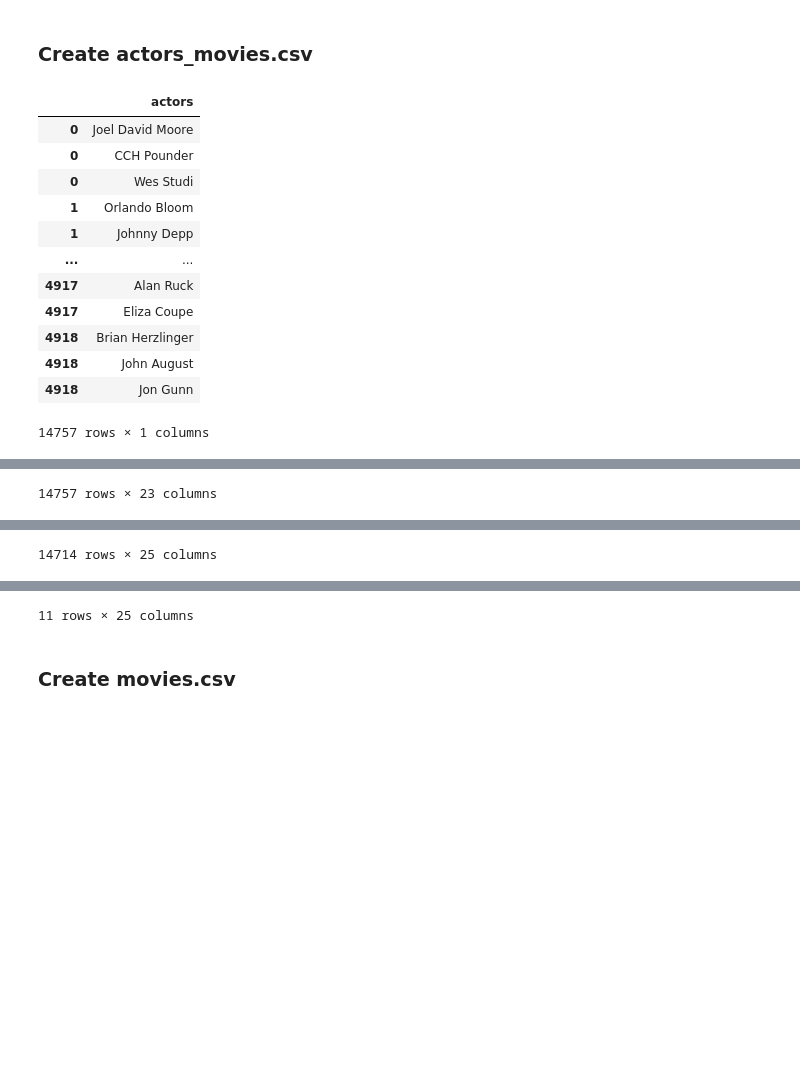
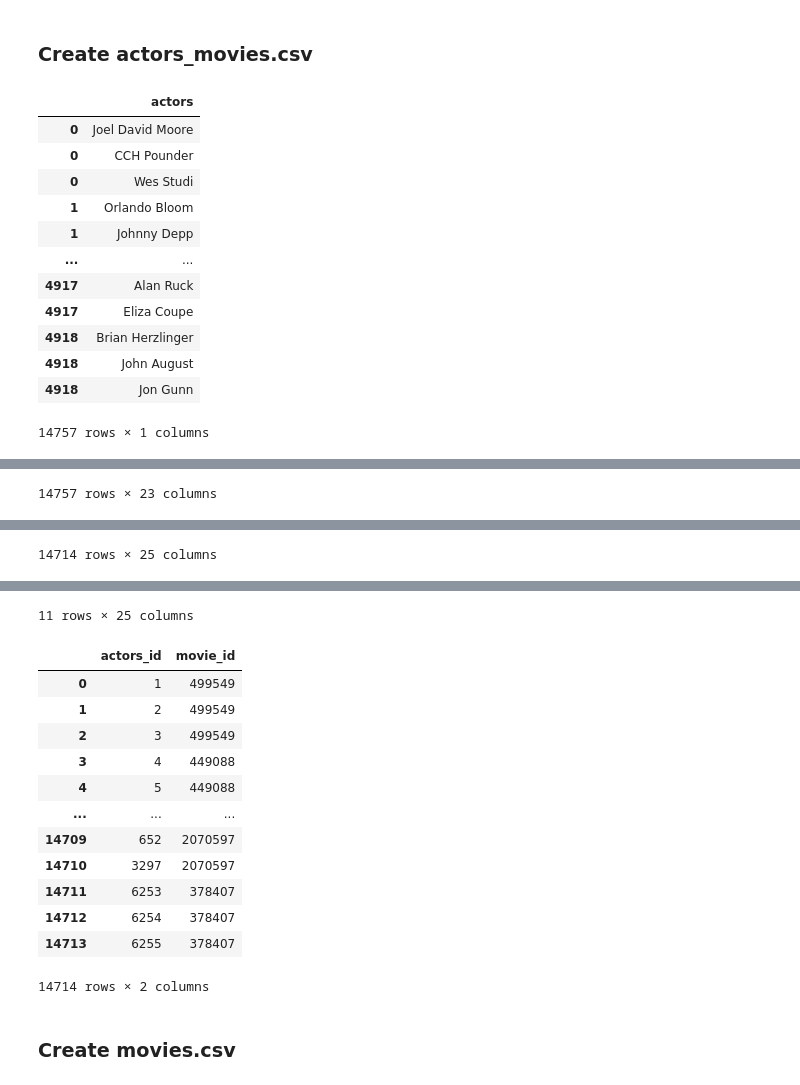
Before and after one commit to DaDrummerthe1st/DATA24HEL_DBT25_uppgift_1, a Jupyter notebook: kunskapskontroll_1.ipynb, the cells around one changed output, grey strips where cells are left out. Saved outputs shown, nothing was run; the diff lists cells and outputs as text; code cells hidden in the pictures; blank space fills up the shorter version.

Commit message:
made actors_movies work and commented

```diff
--- a/kunskapskontroll_1.ipynb
+++ b/kunskapskontroll_1.ipynb
@@ -882,27 +882,30 @@ df_movies_no_na
 # %% [markdown]
 ### Create actors_movies.csv
 # %%
-# actors_movies = pd.DataFrame.merge(actors, df_movies_no_na, left_on='actors', right_on='actors')
-# actors_movies = pd.merge(actors, df_movies_no_na, left_on='actors', right_on='actors')
-
-# initialise a df from df_movies_no_na with one movie / actor unique pair per row
+# initialise a actors_movies dataframe from df_movies_no_na with one movie / actor unique pair per row
 actors_movies = pd.DataFrame(df_movies_no_na.actors.explode())
 display(actors_movies)
 
-# adding the rest of the details of df_movies_no_na to the actors_movie dataframe
+# splitting up the df_movies_no_na to be of same len
 actors_movies = pd.merge(actors_movies, df_movies_no_na, left_index=True, right_index=True)
 display(actors_movies)
 
-# merging
+# merging thus connecting actor == actor
 actors_movies = pd.merge(actors_movies, actors, left_on='actors_x', right_on='actors')
 display(actors_movies)
 # Just a check that one actor has the same actor_id
 display(actors_movies[actors_movies['actors_x'] == "Orlando Bloom"])
 
-# actors_movies = actors_movies[['actor_id','movie_id']]
-# display(actors_movies)
+# since this is to be a connection-csv, erasing everything else from the variable
+actors_movies = actors_movies[['actors_id','movie_id']]
+display(actors_movies)
 
-# actors_movies.to_csv('csv_neo4j/actors_movies.csv', index=False)
+# finally writing to a csv
+actors_movies.to_csv('csv_neo4j/actors_movies.csv', index=False)
+
+# This commented block is a futile engagement to shorten the code. Hade to stop because of time limit
+# actors_movies = pd.DataFrame.merge(actors, df_movies_no_na, left_on='actors', right_on='actors')
+# actors_movies = pd.merge(actors, df_movies_no_na, left_on='actors', right_on='actors')
 # %% [output]
 |  | actors |
 | 0 | Joel David Moore |
@@ -929,33 +932,46 @@ display(actors_movies[actors_movies['actors_x'] == "Orlando Bloom"])
 | 4918 | Brian Herzlinger | 378407 | Color | Jon Gunn | 43.0 | 90 | 85222.0 | [Documentary] | ... |
 | 4918 | John August | 378407 | Color | Jon Gunn | 43.0 | 90 | 85222.0 | [Documentary] | ... |
 | 4918 | Jon Gunn | 378407 | Color | Jon Gunn | 43.0 | 90 | 85222.0 | [Documentary] | ... |
 14757 rows × 23 columns
 |  | actors_x | movie_id | color | director_name | num_critic_for_reviews | duration | gross | genres | ... |
 | 0 | Joel David Moore | 499549 | Color | James Cameron | 723.0 | -78 | 760505847.0 | [Action, Adventure, Fantasy, Sci-Fi] | ... |
 | 1 | CCH Pounder | 499549 | Color | James Cameron | 723.0 | -78 | 760505847.0 | [Action, Adventure, Fantasy, Sci-Fi] | ... |
 | 2 | Wes Studi | 499549 | Color | James Cameron | 723.0 | -78 | 760505847.0 | [Action, Adventure, Fantasy, Sci-Fi] | ... |
 | 3 | Orlando Bloom | 449088 | Color | Gore Verbinski | 302.0 | -87 | 309404152.0 | [Action, Adventure, Fantasy] | ... |
 | 4 | Johnny Depp | 449088 | Color | Gore Verbinski | 302.0 | -87 | 309404152.0 | [Action, Adventure, Fantasy] | ... |
 | ... | ... | ... | ... | ... | ... | ... | ... | ... | ... |
 | 14709 | Alan Ruck | 2070597 | Color | Daniel Hsia | 14.0 | 100 | 10443.0 | [Comedy, Drama, Romance] | ... |
 | 14710 | Eliza Coupe | 2070597 | Color | Daniel Hsia | 14.0 | 100 | 10443.0 | [Comedy, Drama, Romance] | ... |
 | 14711 | Brian Herzlinger | 378407 | Color | Jon Gunn | 43.0 | 90 | 85222.0 | [Documentary] | ... |
 | 14712 | John August | 378407 | Color | Jon Gunn | 43.0 | 90 | 85222.0 | [Documentary] | ... |
 | 14713 | Jon Gunn | 378407 | Color | Jon Gunn | 43.0 | 90 | 85222.0 | [Documentary] | ... |
 14714 rows × 25 columns
 |  | actors_x | movie_id | color | director_name | num_critic_for_reviews | duration | gross | genres | ... |
 | 3 | Orlando Bloom | 449088 | Color | Gore Verbinski | 302.0 | -87 | 309404152.0 | [Action, Adventure, Fantasy] | ... |
 | 35 | Orlando Bloom | 383574 | Color | Gore Verbinski | 313.0 | -105 | 423032628.0 | [Action, Adventure, Fantasy] | ... |
 | 398 | Orlando Bloom | 332452 | Color | Wolfgang Petersen | 220.0 | -60 | 133228348.0 | [Adventure] | ... |
 | 560 | Orlando Bloom | 325980 | Color | Gore Verbinski | 271.0 | -113 | 305388685.0 | [Action, Adventure, Fantasy] | ... |
 | 740 | Orlando Bloom | 120737 | Color | Peter Jackson | 297.0 | -85 | 313837577.0 | [Action, Adventure, Drama, Fantasy] | ... |
 | 752 | Orlando Bloom | 320661 | Color | Ridley Scott | 239.0 | -62 | 47396698.0 | [Action, Adventure, Drama, Histor... | ... |
 | 916 | Orlando Bloom | 167260 | Color | Peter Jackson | 328.0 | -64 | 377019252.0 | [Action, Adventure, Drama, Fantasy] | ... |
 | 918 | Orlando Bloom | 167261 | Color | Peter Jackson | 294.0 | -84 | 340478898.0 | [Action, Adventure, Drama, Fantasy] | ... |
 | 1091 | Orlando Bloom | 1509767 | Color | Paul W.S. Anderson | 228.0 | 110 | 20315324.0 | [Action, Adventure, Romance] | ... |
 | 2548 | Orlando Bloom | 368709 | Color | Cameron Crowe | 190.0 | 123 | 26838389.0 | [Comedy, Drama, Romance] | ... |
 | 7475 | Orlando Bloom | 2249221 | Color | Jérôme Salle | 69.0 | 110 | 0.0 | [Crime, Drama, Thriller] | ... |
 11 rows × 25 columns
+|  | actors_id | movie_id |
+| 0 | 1 | 499549 |
+| 1 | 2 | 499549 |
+| 2 | 3 | 499549 |
+| 3 | 4 | 449088 |
+| 4 | 5 | 449088 |
+| ... | ... | ... |
+| 14709 | 652 | 2070597 |
+| 14710 | 3297 | 2070597 |
+| 14711 | 6253 | 378407 |
+| 14712 | 6254 | 378407 |
+| 14713 | 6255 | 378407 |
+14714 rows × 2 columns
 # %% [markdown]
 ### Create movies.csv
 # %%
```
